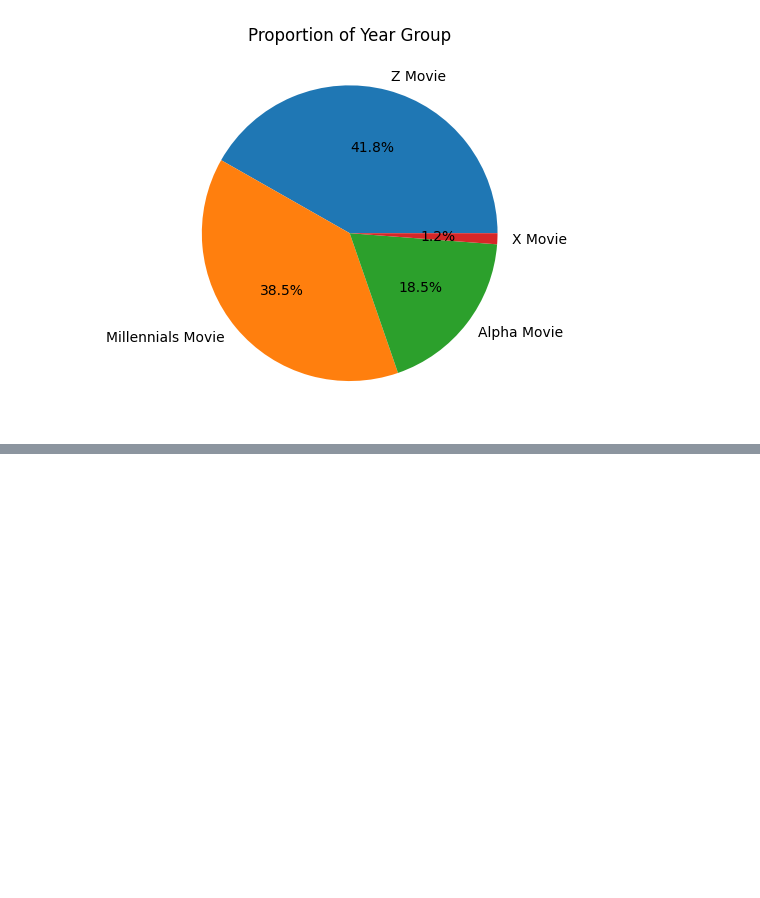
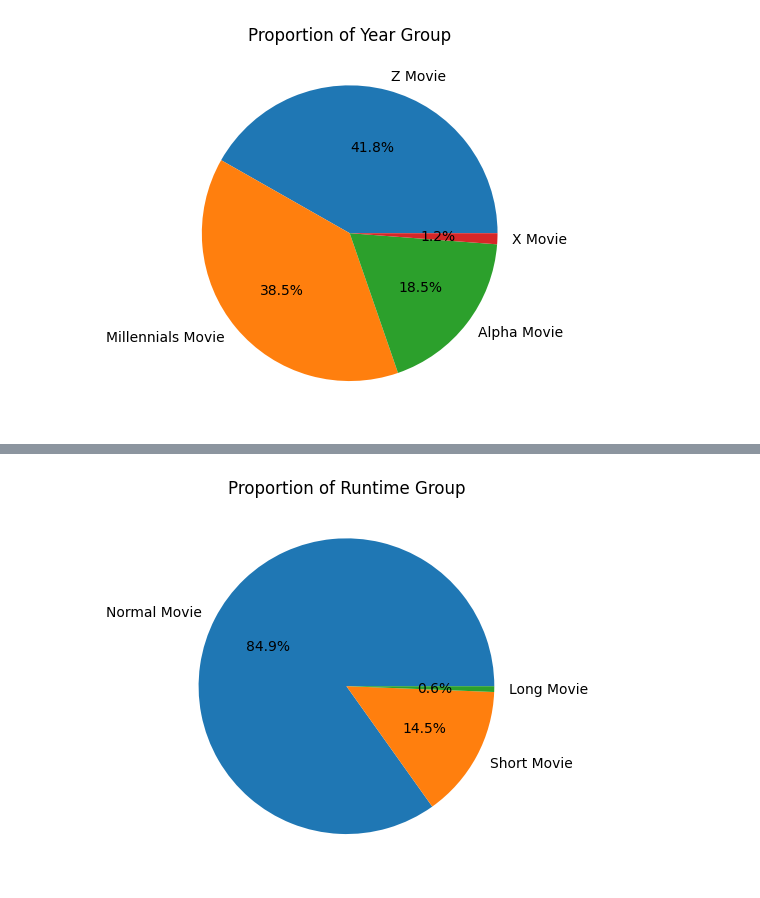
Before and after one commit to whisnumurtyga/coder-data-engineering, a Jupyter notebook: Pertemuan - Data Transformasi/main.ipynb, the cells around one changed output, grey strips where cells are left out. Drawn from its saved outputs; the diff is of its cells as text; code cells hidden in the pictures; blank space fills up the shorter version.

```diff
--- a/Pertemuan - Data Transformasi/main.ipynb
+++ b/Pertemuan - Data Transformasi/main.ipynb
@@ -390,0 +450,11 @@ plt.show()
+# %%
+rt_counts = df['runtime_group'].value_counts()
+rt_proportions = rt_counts / len(df) * 100
+rt_order = rt_proportions.sort_values(ascending=False).index
+
+plt.pie(rt_proportions, labels=rt_order, autopct='%1.1f%%')
+plt.title('Proportion of Runtime Group')
+
+plt.show()
+# %% [output]
+[figure, added]
```
Also changed, not shown: parts of 4 cells of this notebook.
